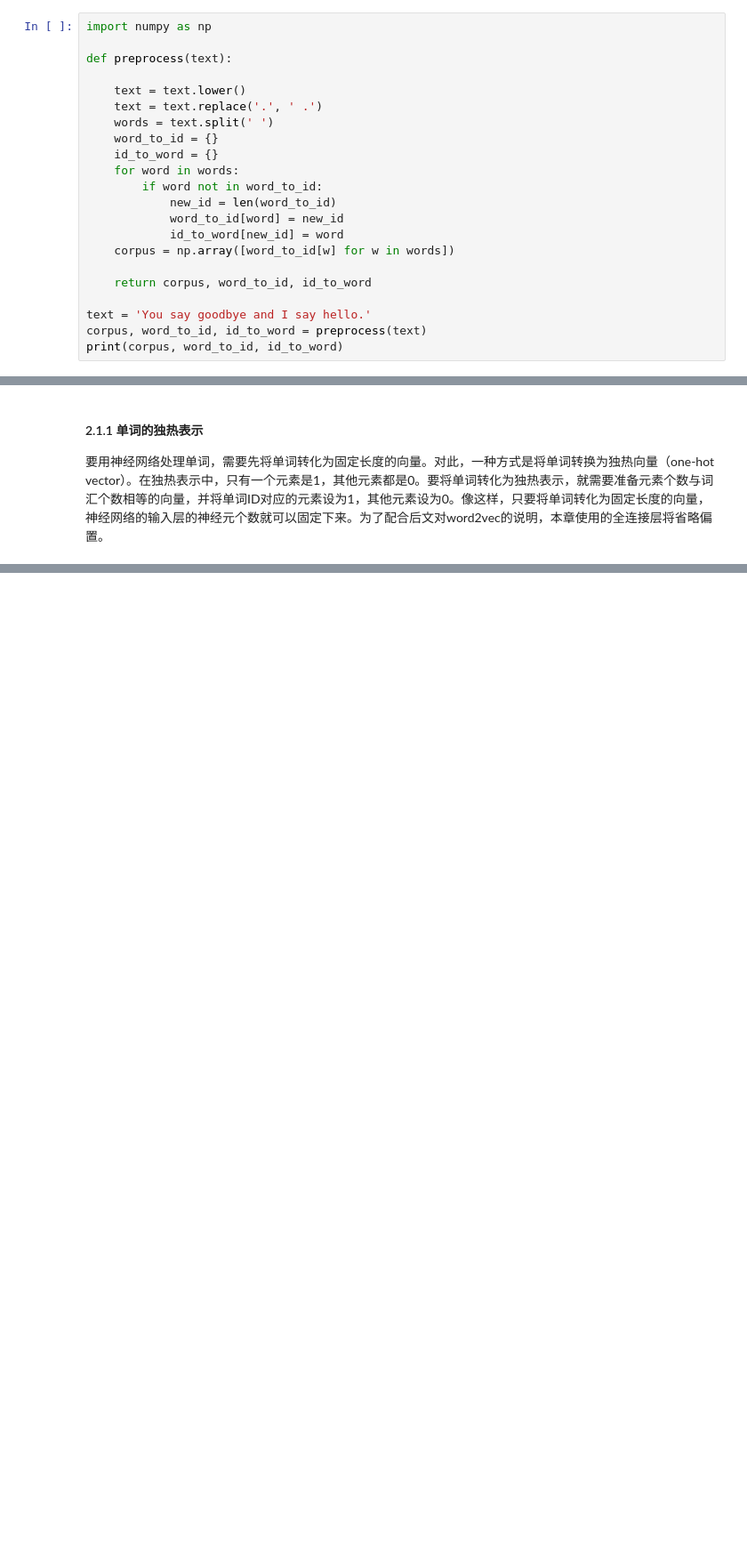
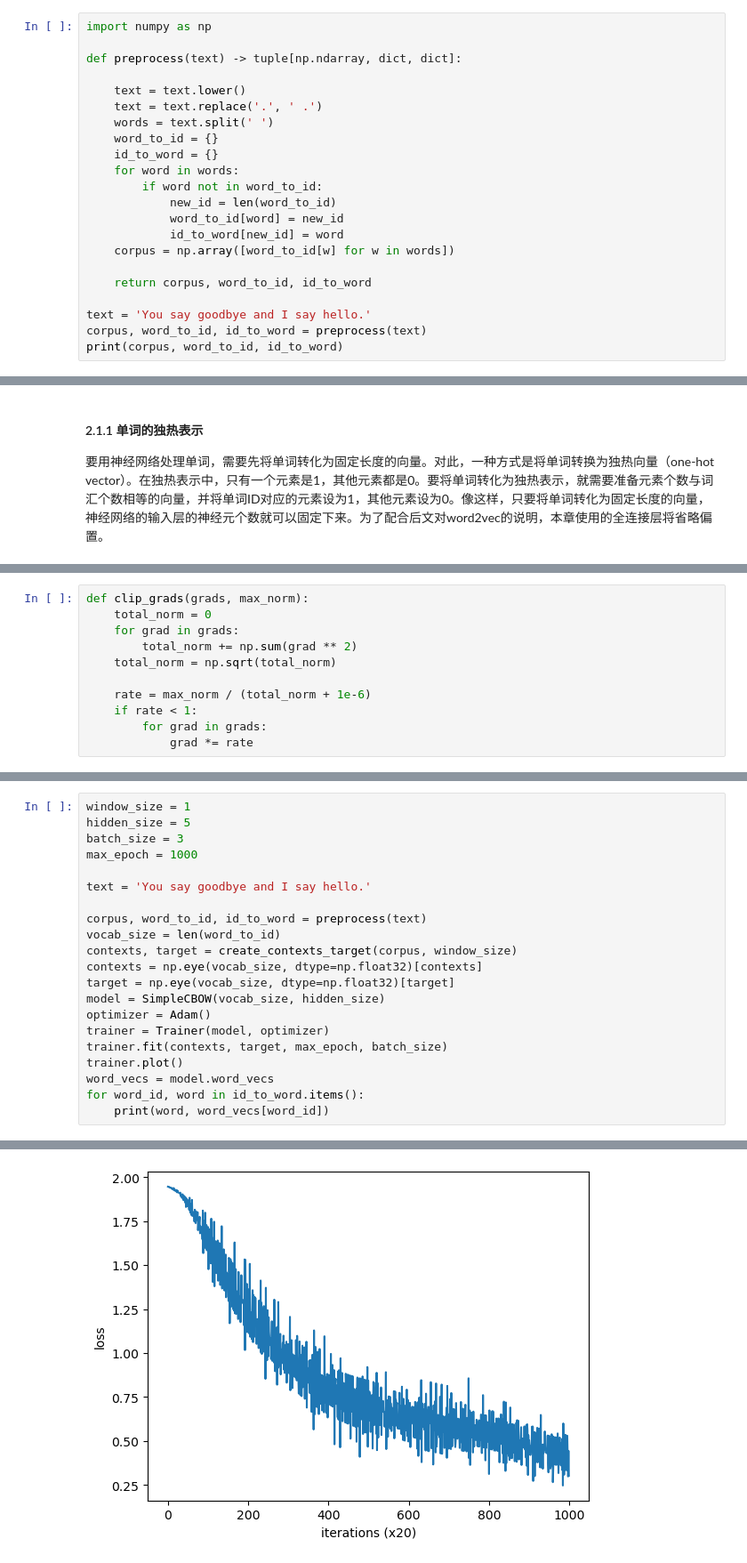
Before and after one commit to leakyfaucets/leakyfaucets.github.io, a Jupyter notebook: scripts/2026-11-16-nlp.ipynb, the cells around one changed output, grey strips where cells are left out. Shown at 89% size. Drawn from its saved outputs; the diff is of its cells as text; blank space fills up the shorter version.

```diff
--- a/scripts/2026-11-16-nlp.ipynb
+++ b/scripts/2026-11-16-nlp.ipynb
@@ -25,7 +25,7 @@
 # %%
 import numpy as np
 
-def preprocess(text):
+def preprocess(text) -> tuple[np.ndarray, dict, dict]:
 
     text = text.lower()
     text = text.replace('.', ' .')
@@ -268,0 +499,11 @@ CBOW（Continuous Bag of Words）模型是根据上下文预测目标词的神
+# %%
+def clip_grads(grads, max_norm):
+    total_norm = 0
+    for grad in grads:
+        total_norm += np.sum(grad ** 2)
+    total_norm = np.sqrt(total_norm)
+
+    rate = max_norm / (total_norm + 1e-6)
+    if rate < 1:
+        for grad in grads:
+            grad *= rate
@@ -268,0 +571,22 @@ CBOW（Continuous Bag of Words）模型是根据上下文预测目标词的神
+# %%
+window_size = 1
+hidden_size = 5
+batch_size = 3
+max_epoch = 1000
+
+text = 'You say goodbye and I say hello.'
+
+corpus, word_to_id, id_to_word = preprocess(text)
+vocab_size = len(word_to_id)
+contexts, target = create_contexts_target(corpus, window_size)
+contexts = np.eye(vocab_size, dtype=np.float32)[contexts]
+target = np.eye(vocab_size, dtype=np.float32)[target]
+model = SimpleCBOW(vocab_size, hidden_size)
+optimizer = Adam()
+trainer = Trainer(model, optimizer)
+trainer.fit(contexts, target, max_epoch, batch_size)
+trainer.plot()
+word_vecs = model.word_vecs
+for word_id, word in id_to_word.items():
+    print(word, word_vecs[word_id])
+# %% [output]
@@ -268,0 +610 @@ CBOW（Continuous Bag of Words）模型是根据上下文预测目标词的神
+[figure, added]
```
Also changed, not shown: parts of 21 cells of this notebook, 4 other files.
